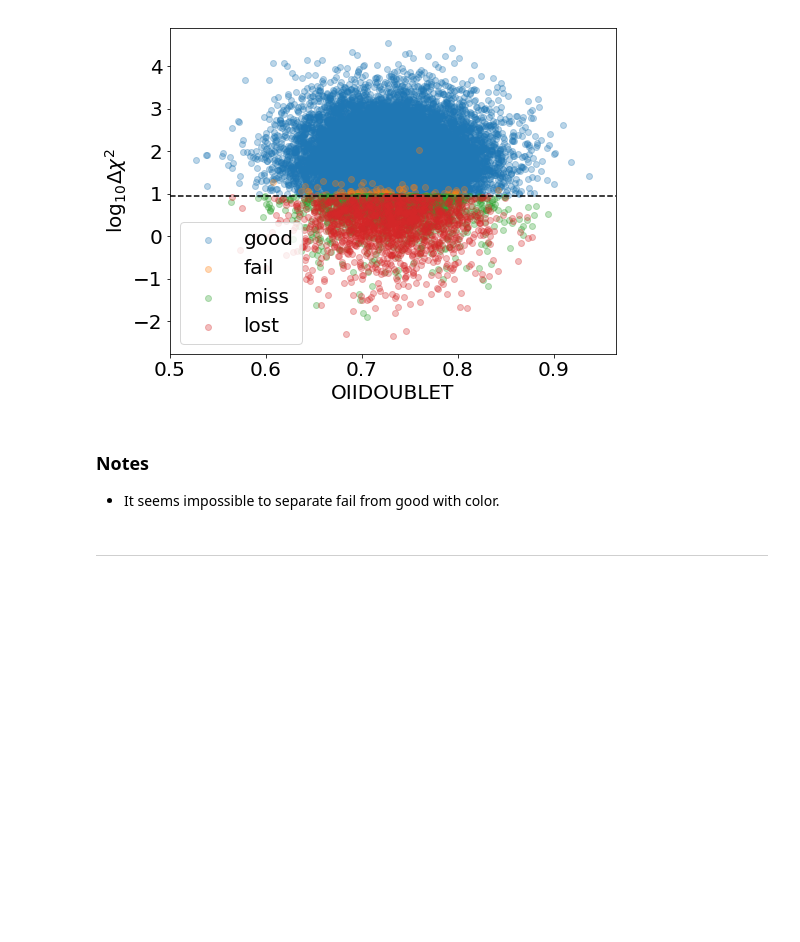
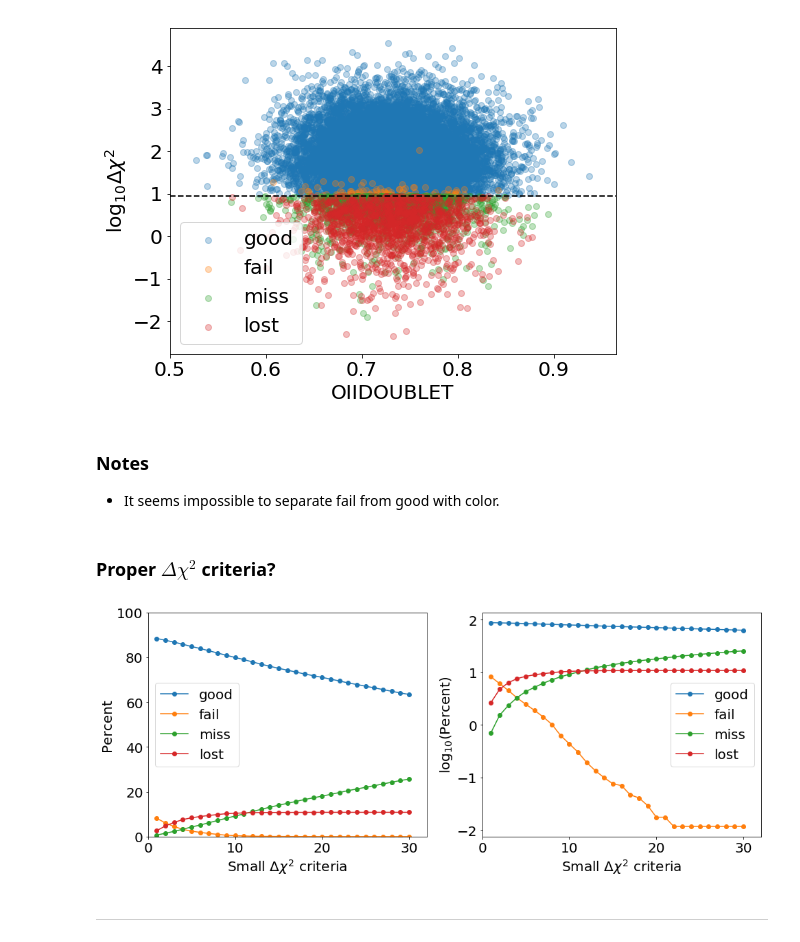
Before and after one commit to Yucheng-Zhang/desi_nbs, a Jupyter notebook: demo/elg_zfitting.ipynb, the cells around one changed output. Drawn from its saved outputs; the diff is of its cells as text; code cells hidden in the pictures; blank space fills up the shorter version.

Commit message:
proper delta chi2?

```diff
--- a/demo/elg_zfitting.ipynb
+++ b/demo/elg_zfitting.ipynb
@@ -407,3 +411,5 @@ for pp in pps: plot_chi2vs(pp)
 # %% [markdown]
 ### Notes
 - It seems impossible to separate fail from good with color.
+# %% [markdown]
+### Proper $\Delta \chi^2$ criteria?
@@ -410,3 +443,30 @@ for pp in pps: plot_chi2vs(pp)
+# %%
+sdchi2s = np.linspace(1, 30, 30)
+
+res = collections.OrderedDict({'good':[], 'fail':[], 'miss':[], 'lost':[]})
+
+for sdchi2 in sdchi2s:
+    pgood, pfail, pmiss, plost = perc_chi2(sdchi2)
+    res['good'].append(pgood); res['fail'].append(pfail)
+    res['miss'].append(pmiss); res['lost'].append(plost)
+# %%
+rcParams['font.size'] = 20
+fig, (ax, ax1) = plt.subplots(1, 2, figsize=(16, 6))
+
+for kk in res.keys():
+#     if kk != 'fail': continue
+    ax.plot(sdchi2s, res[kk], 'o-', label=kk)
+    ax1.plot(sdchi2s, np.log10(res[kk]), 'o-', label=kk)
+
+ax.set_xlim(0, 32); ax1.set_xlim(0, 32)
+ax.set_ylim(0, 100)
+ax.set_xlabel('Small $\Delta\chi^2$ criteria'); ax.set_ylabel('Percent')
+ax1.set_xlabel('Small $\Delta\chi^2$ criteria'); ax1.set_ylabel('$\log_{10}$(Percent)')
+
+ax.legend(); ax1.legend()
+plt.show()
+# %% [output]
+[figure, added]
 # %% [markdown]
 ---
 # %% [markdown]
```
Also changed, not shown: parts of 10 cells of this notebook.
